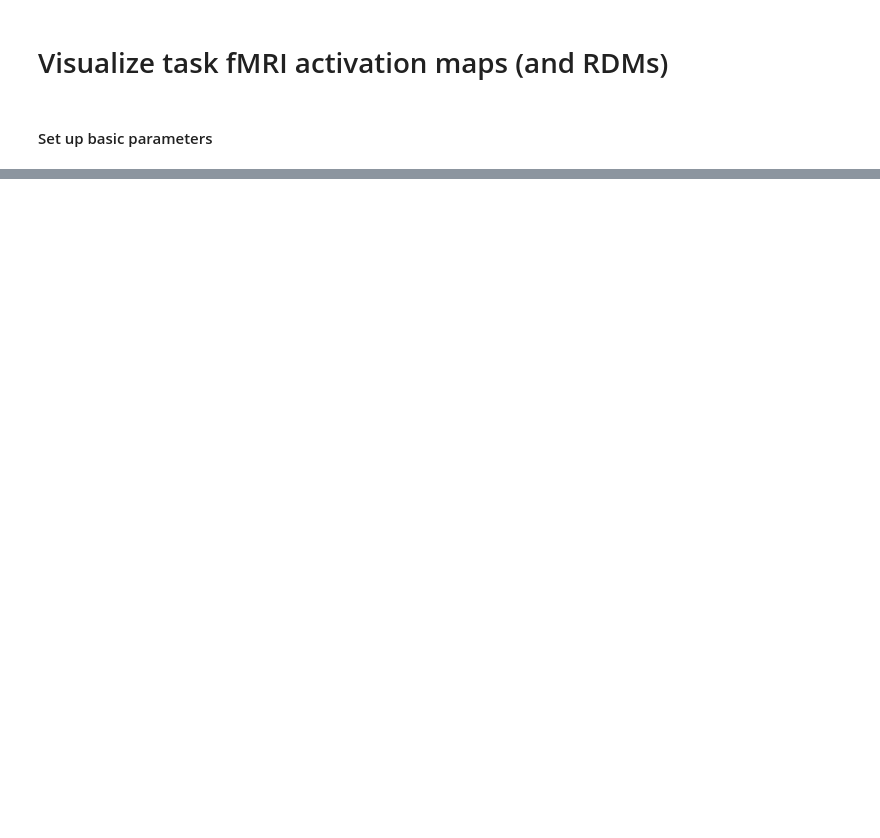
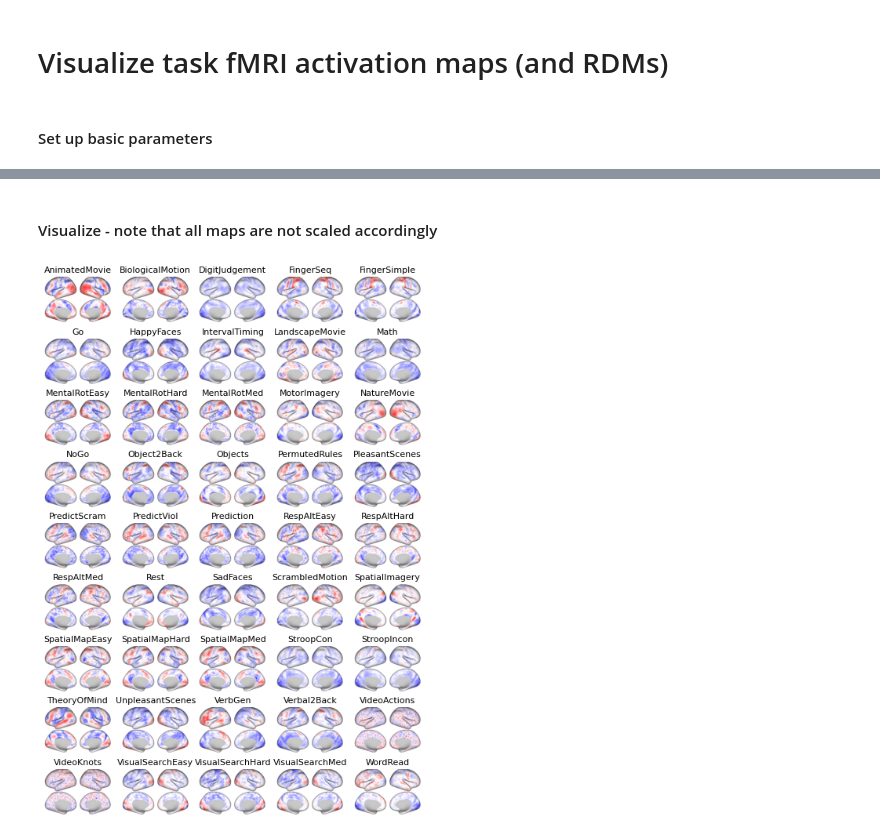
Before and after one commit to ito-takuya/mdtb_data, a Jupyter notebook: scripts/tfMRI_Visualization.ipynb, the cells around one changed output, grey strips where cells are left out. Saved outputs shown, nothing was run; the diff lists cells and outputs as text; code cells hidden in the pictures; blank space fills up the shorter version.

```diff
--- a/scripts/tfMRI_Visualization.ipynb
+++ b/scripts/tfMRI_Visualization.ipynb
@@ -151,0 +57,4 @@ ValueError: Mismatch between number of nodes in mesh (64984) and size of surface
+# %%
+subIDs=['02','03','04','06','08','09','10','12','14','15','18','20','22','25','27','29','31','17','19','21','24','26','28','30']
+sessIDs = ['a1','a2','b1','b2']
+runs = range(1,9)
@@ -151,0 +139,10 @@ ValueError: Mismatch between number of nodes in mesh (64984) and size of surface
+# %%
+data_64k = []
+task_index = []
+for sub in subIDs:
+    for sess in sessIDs:
+        session = sub + '_' + sess
+        for run in runs:
+            tmpdat, tmpind = tools.loadTaskActivations(session,run,space='vertex')
+            data_64k.extend(tmpdat.T)
+            task_index.extend(tmpind)
@@ -151,0 +151,12 @@ ValueError: Mismatch between number of nodes in mesh (64984) and size of surface
+# %%
+task_index = np.asarray(task_index)
+data_64k = np.asarray(data_64k)
+
+unique_tasks = np.unique(task_index)
+
+data_task_64k = []
+for task in unique_tasks:
+    task_ind = np.where(task_index==task)[0]
+    data_task_64k.append(stats.ttest_1samp(data_64k[task_ind,:],0,axis=0)[0])
+
+data_task_64k = np.asarray(data_task_64k).T
@@ -151,0 +185,22 @@ ValueError: Mismatch between number of nodes in mesh (64984) and size of surface
+# %%
+figuredir = basedir + 'docs/figures/task_activation_maps/'
+i = 0
+for task in unique_tasks:
+    wbplot.dscalar(figuredir + 'Vertex' + task + '.png',data_task_64k[:59412,i],palette='RedWhiteBlue')
+    i += 1
+# %% [markdown]
+#### Visualize - note that all maps are not scaled accordingly
+# %%
+plt.figure(figsize=(7,10))
+i = 1
+for task in unique_tasks:
+    im = img.imread(figuredir + 'Vertex' + task + '.png')
+    plt.subplot(9,5,i)
+    plt.imshow(im)
+    plt.axis('off')
+    plt.title(task,fontsize=11)
+    i += 1
+plt.tight_layout()
+plt.savefig(figuredir + 'VertexAllTasks.png',dpi=300)
+# %% [output]
+[figure, added]
```
Also changed, not shown: parts of 34 cells of this notebook, 1 other file.
